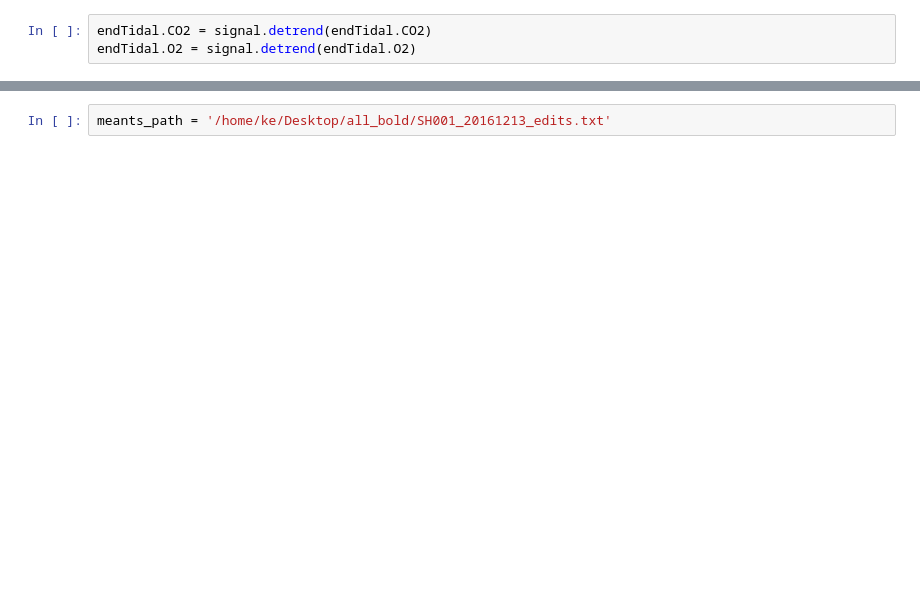
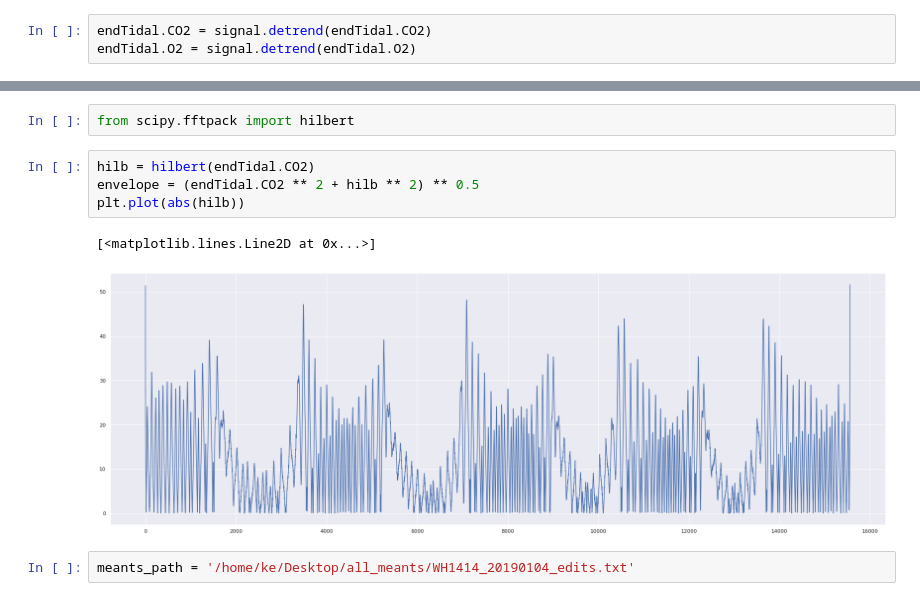
Before and after one commit to jacek257/Project-Chocolate, a Jupyter notebook: Jupyter/View_plots.ipynb, the cells around one changed output, grey strips where cells are left out. Cells and saved outputs as stored; diff of their text form; blank space fills up the shorter version.

Commit message:
switched to envelope method and has butter filter set to 5

```diff
--- a/Jupyter/View_plots.ipynb
+++ b/Jupyter/View_plots.ipynb
@@ -50,5 +50,14 @@ plt.show()
+# %%
+from scipy.fftpack import hilbert
+# %%
+hilb = hilbert(endTidal.CO2)
+envelope = (endTidal.CO2 ** 2 + hilb ** 2) ** 0.5
+plt.plot(abs(hilb))
+# %% [output]
+[<matplotlib.lines.Line2D at 0x...>]
+[figure, added]
 # %%
-meants_path = '/home/ke/Desktop/all_bold/SH001_20161213_edits.txt'
+meants_path = '/home/ke/Desktop/all_meants/WH1414_20190104_edits.txt'
 # %%
 meants_df = pd.read_csv(meants_path, sep='\t|,', header=None, usecols=[0, 1], index_col=False, engine='python')
 meants_df = meants_df.rename(columns={0 : 'Time',
```
Also changed, not shown: parts of 5 cells of this notebook, 4 other files.
